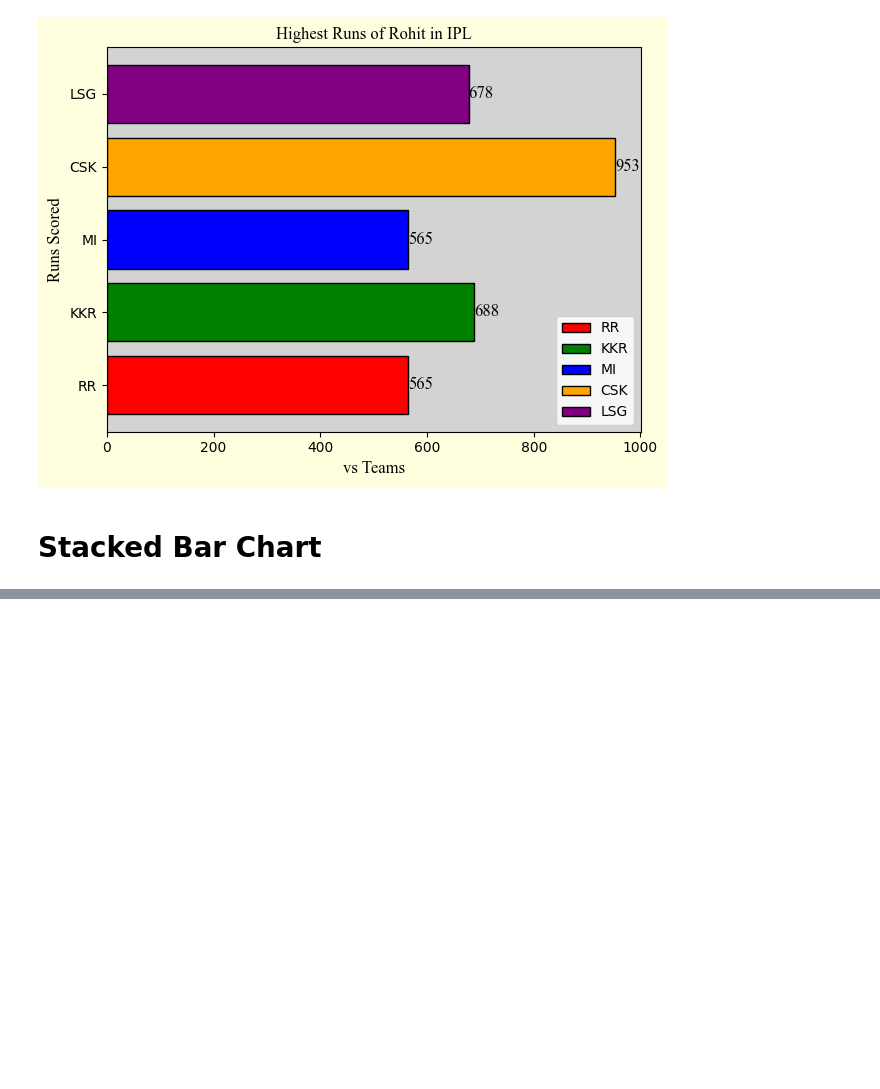
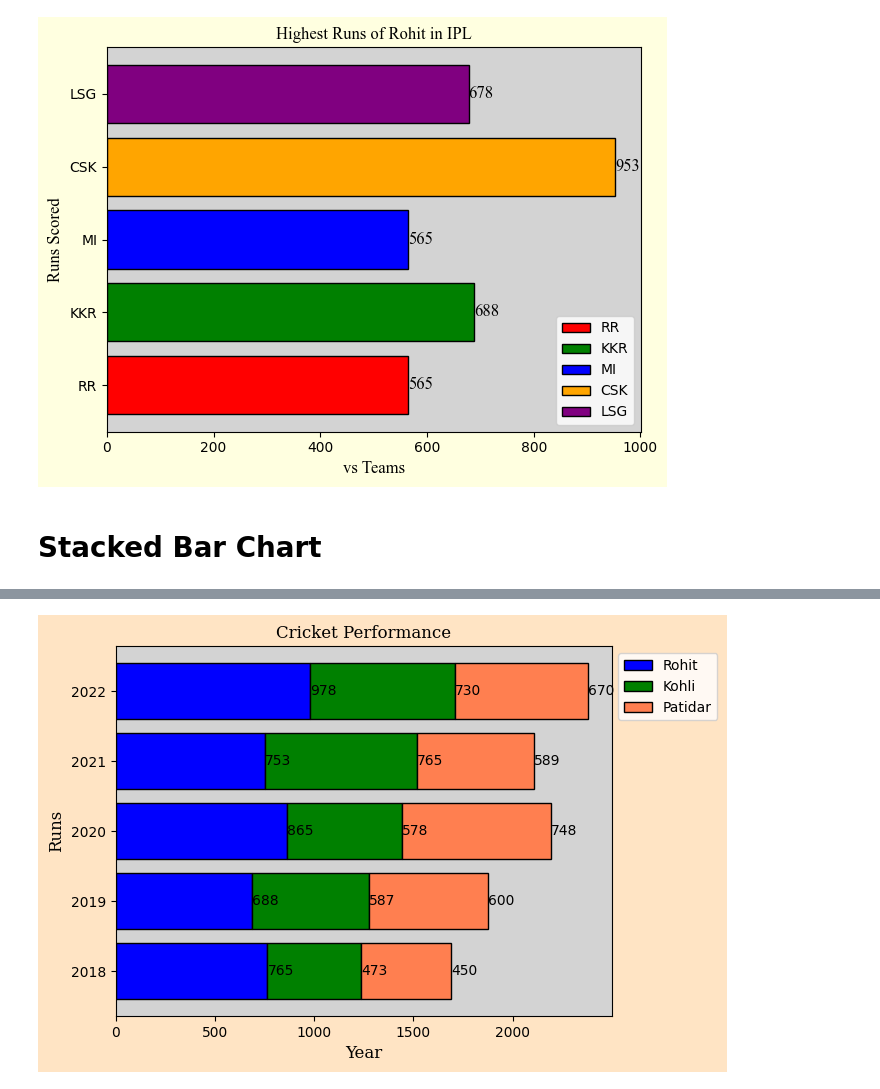
Before and after one commit to sangu0005/data_analysis_workspace, a Jupyter notebook: Maplotlib.ipynb, the cells around one changed output, grey strips where cells are left out. Drawn from its saved outputs; the diff is of its cells as text; code cells hidden in the pictures; blank space fills up the shorter version.

```diff
--- a/Maplotlib.ipynb
+++ b/Maplotlib.ipynb
@@ -198,0 +200,25 @@ plt.show()
+# %%
+rohit_runs = [765, 688, 865, 753, 978]
+kohli_runs = [473, 587, 578, 765, 730]
+patidar_runs = [450, 600, 748, 589, 670]
+year = [2018, 2019, 2020, 2021, 2022]
+partnership = np.array(rohit_runs) + np.array(kohli_runs)
+d = { 'family': 'serif', 'color':  'black', 'weight': 'normal', 'size': 12}
+plt.barh(year, rohit_runs, label='Rohit', color='blue', edgecolor='black', linewidth=1)
+plt.barh(year, kohli_runs, label='Kohli', color='green', left=rohit_runs, edgecolor='black', linewidth=1)
+plt.barh(year, patidar_runs, label='Patidar', color='coral', left=partnership, edgecolor='black', linewidth=1)
+plt.xlabel('Year', fontdict=d)
+plt.ylabel('Runs', fontdict=d)
+plt.title('Cricket Performance', fontdict=d)
+plt.gca().set_facecolor('lightgray')
+plt.gcf().set_facecolor('bisque')
+
+for i,j,k,l in zip(year, rohit_runs, kohli_runs, patidar_runs):
+    plt.text(j, i, j, ha='left', va='center')
+    plt.text(j+k, i, k, ha='left', va='center')
+    plt.text(j+k+l, i, l, ha='left', va='center')
+
+plt.legend(bbox_to_anchor=(1, 1))
+plt.show()
+# %% [output]
+[figure, added]
```
Also changed, not shown: parts of 1 cell of this notebook.
